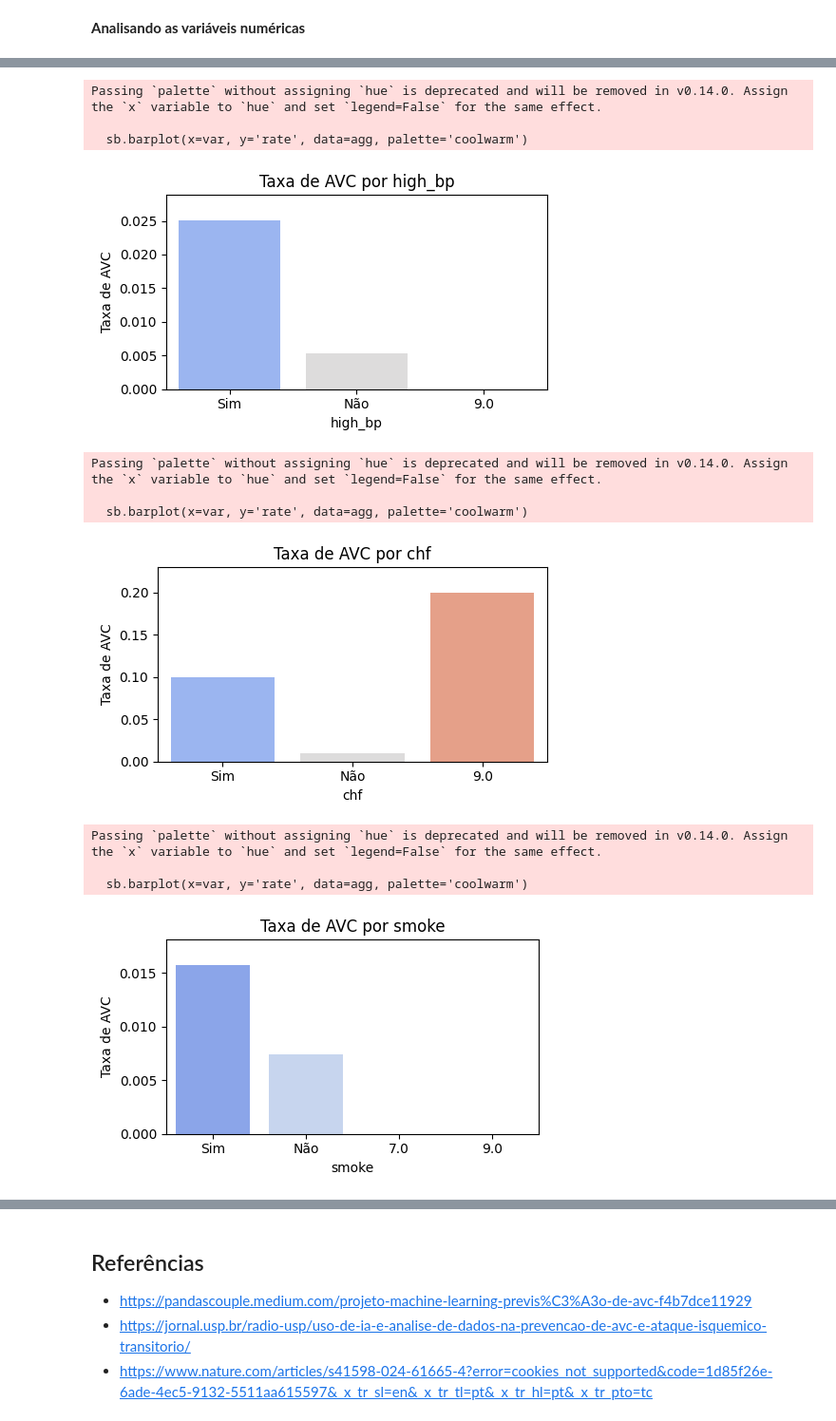
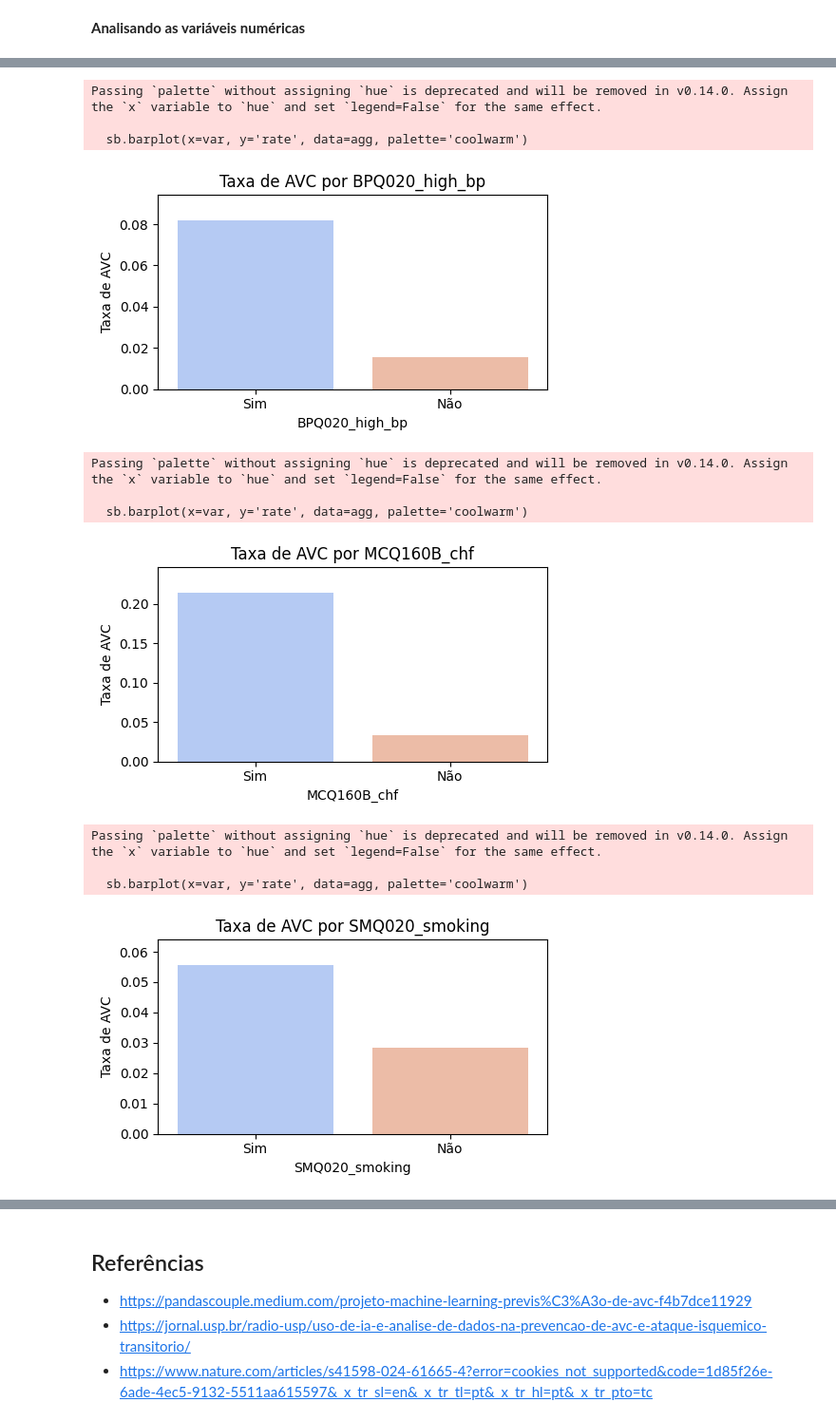
Before and after one commit to nigroev/fiap-pos-tech-ia-para-devs, a Jupyter notebook: 01-aulas-gravadas/01-welcome-to-ia-para-devs/07-tech-challenge/tech-challenge-fase-1.ipynb, the cells around one changed output, grey strips where cells are left out. Shown at 95% size. Cells and saved outputs as stored; diff of their text form; code cells hidden in the pictures.

```diff
--- a/01-aulas-gravadas/01-welcome-to-ia-para-devs/07-tech-challenge/tech-challenge-fase-1.ipynb
+++ b/01-aulas-gravadas/01-welcome-to-ia-para-devs/07-tech-challenge/tech-challenge-fase-1.ipynb
@@ -267,7 +336,11 @@ set(df.stroke)
 # %%
-# manter só 1 (Yes) e 0 (No)
-df = df[df['stroke'].isin([1, 2])].copy()
-df['stroke'] = df['stroke'].map({1: 1, 2: 0})
+# Manter só 1 (Yes) e 2 (No) no alvo e criar coluna binária 'MCQ160F_stroke_bin'
+target_col = 'MCQ160F_stroke'
+if target_col in df.columns:
+    df = df[df[target_col].isin([1,2])].copy()
+    df['MCQ160F_stroke_bin'] = df[target_col].map({1:1, 2:0})
+    print("Counts (1=stroke,0=no):")
+    print(df['MCQ160F_stroke_bin'].value_counts())
 
 df.shape
 # %% [output]
@@ -312,9 +395,9 @@ plt.show()
 # %%
-# 2) Taxa de AVC por faixa etária
-df['age_bin'] = pd.cut(df['age'], bins=range(0, 101, 10))
-age_rate = df.groupby('age_bin')['stroke'].mean().reset_index()
+# Taxa de AVC por faixa etária
+df['age_bin'] = pd.cut(df['RIDAGEYR_age'], bins=range(0, 101, 10))
+age_rate = df.groupby('age_bin')['MCQ160F_stroke_bin'].mean().reset_index()
 plt.figure(figsize=(8,4))
-sb.barplot(x='age_bin', y='stroke', data=age_rate, palette='viridis')
+sb.barplot(x='age_bin', y='MCQ160F_stroke_bin', data=age_rate, palette='viridis')
 plt.xticks(rotation=45)
 plt.ylabel('Taxa de AVC')
 plt.title('Taxa de AVC por faixa etária (bins de 10 anos)')
@@ -328,28 +411,29 @@ Passing `palette` without assigning `hue` is deprecated and will be removed in v
 # %%
-# Taxa de AVC por variáveis categóricas (high_bp, chf, smoke)
+# Taxa de AVC por variáveis categóricas (BPQ020_high_bp, MCQ160B_chf, SMQ020_smoking)
 label_map = {1: 'Sim', 2: 'Não'}
-for var in ['high_bp', 'chf', 'smoke']:
-    agg = df.groupby(var)['stroke'].agg(['count','sum']).reset_index()
-    agg['rate'] = agg['sum'] / agg['count']
-    plt.figure(figsize=(5,3))
-    sb.barplot(x=var, y='rate', data=agg, palette='coolwarm')
-    plt.xticks(ticks=range(len(agg[var])), labels=[label_map.get(int(v), v) for v in agg[var]])
-    plt.ylim(0, agg['rate'].max()*1.15)
-    plt.ylabel('Taxa de AVC')
-    plt.title(f'Taxa de AVC por {var}')
-    plt.tight_layout()
-    plt.show()
+for var in ['BPQ020_high_bp', 'MCQ160B_chf', 'SMQ020_smoking']:
+    if var in df.columns:
+        agg = df.groupby(var)['MCQ160F_stroke_bin'].agg(['count','sum']).reset_index()
+        agg['rate'] = agg['sum'] / agg['count']
+        plt.figure(figsize=(5,3))
+        sb.barplot(x=var, y='rate', data=agg, palette='coolwarm')
+        plt.xticks(ticks=range(len(agg[var])), labels=[label_map.get(int(v), v) for v in agg[var]])
+        plt.ylim(0, agg['rate'].max()*1.15)
+        plt.ylabel('Taxa de AVC')
+        plt.title(f'Taxa de AVC por {var}')
+        plt.tight_layout()
+        plt.show()
 # %% [output]
 Passing `palette` without assigning `hue` is deprecated and will be removed in v0.14.0. Assign the `x` variable to `hue` and set `legend=False` for the same effect.
 
   sb.barplot(x=var, y='rate', data=agg, palette='coolwarm')
-[figure, old version]
+[figure, new version]
 Passing `palette` without assigning `hue` is deprecated and will be removed in v0.14.0. Assign the `x` variable to `hue` and set `legend=False` for the same effect.
 
   sb.barplot(x=var, y='rate', data=agg, palette='coolwarm')
-[figure, old version]
+[figure, new version]
 Passing `palette` without assigning `hue` is deprecated and will be removed in v0.14.0. Assign the `x` variable to `hue` and set `legend=False` for the same effect.
 
   sb.barplot(x=var, y='rate', data=agg, palette='coolwarm')
-[figure, old version]
+[figure, new version]
 # %%
```
Also changed, not shown: parts of 16 cells of this notebook, 2 other files.
